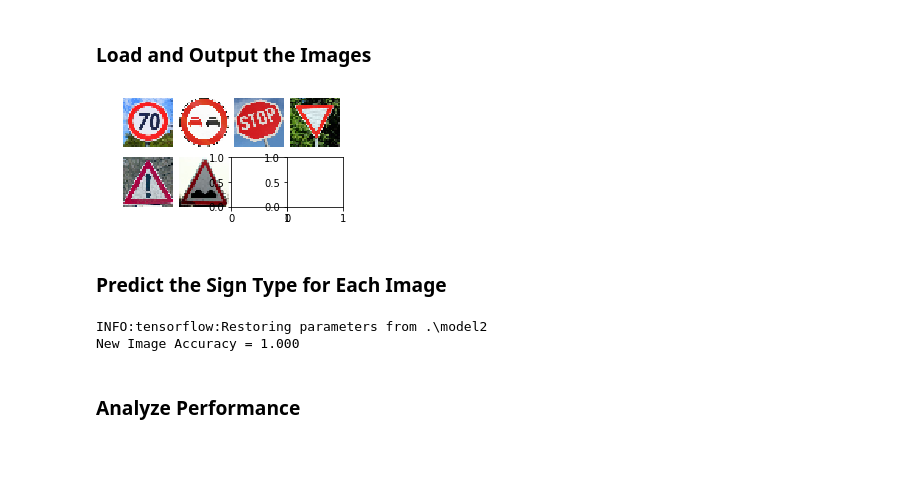
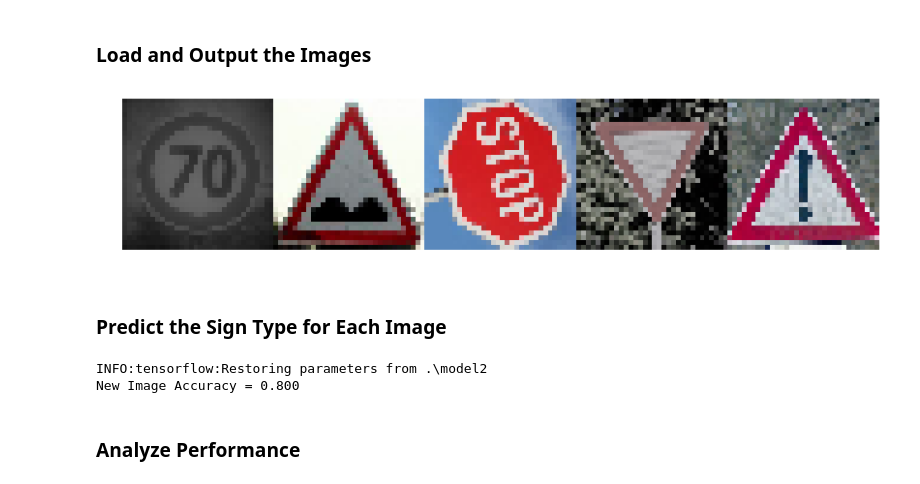
Before and after one commit to zypchenfeng/SDC_Term1-Traffic-Sign-Classifier-Project, a Jupyter notebook: Traffic_Sign_Classifier.ipynb, the cells around one changed output. Cells and saved outputs as stored; diff of their text form; code cells hidden in the pictures; blank space fills up the shorter version.

Commit message:
Updated Project and Resubmit
Worked on the images, code, and markdown file

```diff
--- a/Traffic_Sign_Classifier.ipynb
+++ b/Traffic_Sign_Classifier.ipynb
@@ -462,38 +504,37 @@ You may find `signnames.csv` useful as it contains mappings from the class id (i
 # %%
 ### Load the images and plot them here.
 ### Feel free to use as many code cells as needed.
 import matplotlib.pyplot as plt
 import matplotlib.image as mpimg
 import cv2
 import glob
-fig, axs = plt.subplots(2,4, figsize=(4, 2))
+fig, axs = plt.subplots(1, 5, figsize=(14, 12))
 fig.subplots_adjust(hspace = .2, wspace=.001)
 axs = axs.ravel()
-test_labels = [4, 9, 14, 13, 18, 22]
+test_labels = [4, 22, 14, 13, 18]
 test_images = []
-for i, img in enumerate(glob.glob('.\\extra_images\\*.jpg')):
+for i, img in enumerate(glob.glob('./submit_images/*.jpg')):
     image = cv2.resize(cv2.imread(img), (32, 32))
     axs[i].axis('off')
     axs[i].imshow(cv2.cvtColor(image, cv2.COLOR_BGR2RGB))
     test_images.append(image)
 
 test_images = gray_norm(np.array(test_images))
 # %% [output]
-[figure, old version]
+[figure, new version]
 # %% [markdown]
 ### Predict the Sign Type for Each Image
 # %%
 ### Run the predictions here and use the model to output the prediction for each image.
 ### Make sure to pre-process the images with the same pre-processing pipeline used earlier.
 ### Feel free to use as many code cells as needed.
+with tf.Session() as sess:
+    saver.restore(sess, tf.train.latest_checkpoint('.'))
+    new_image_eval = evaluate(test_images, test_labels)
+    print("New Image Accuracy = {:.3f}".format(new_image_eval))
+# %% [output]
+INFO:tensorflow:Restoring parameters from .\model2
+New Image Accuracy = 0.800
-# %%
-with tf.Session() as sess:
-    saver.restore(sess, tf.train.latest_checkpoint('.'))
-    new_image_eval = evaluate(test_images, test_labels)
-    print("New Image Accuracy = {:.3f}".format(new_image_eval))
-# %% [output]
-INFO:tensorflow:Restoring parameters from .\model2
-New Image Accuracy = 1.000
 # %% [markdown]
 ### Analyze Performance
 # %%
```
Also changed, not shown: parts of 20 cells of this notebook, 17 other files.
